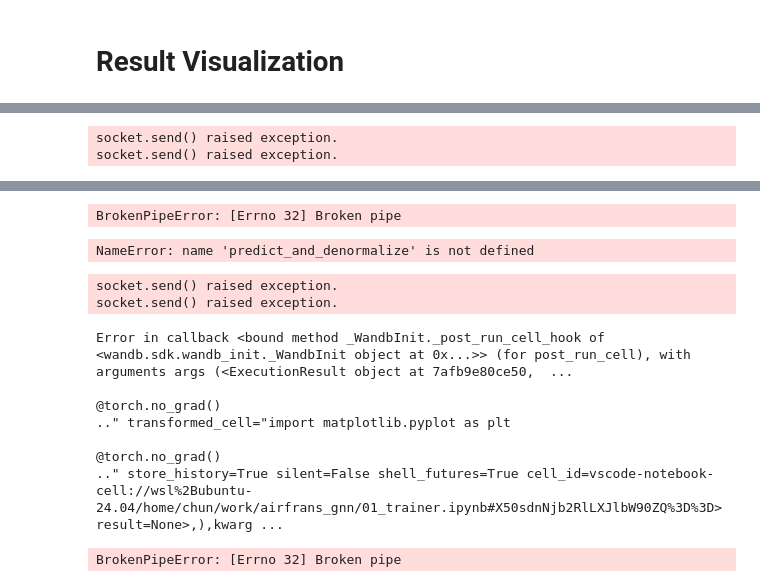
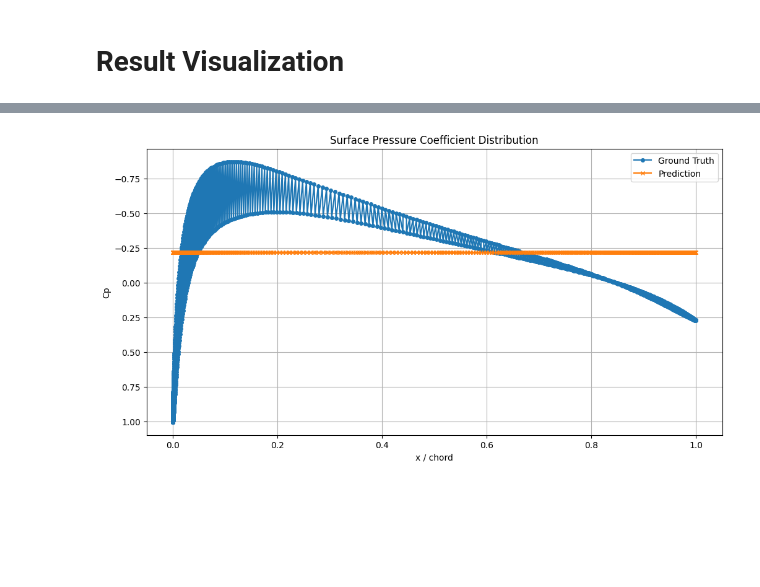
Before and after one commit to jk673/airfrans_gnn, a Jupyter notebook: 01_trainer.ipynb, the cells around one changed output, grey strips where cells are left out. Cells and saved outputs as stored; diff of their text form; code cells hidden in the pictures; blank space fills up the shorter version.

```diff
--- a/01_trainer.ipynb
+++ b/01_trainer.ipynb
@@ -1516,27 +1573,28 @@ def _surface_volume_masks_from_orig(d: Data):
         nxy = x[:, 3:5]
         surf = (nxy.abs().sum(dim=1) > 0)
     else:
-        # Fallback to earlier heuristic
         surf = get_surface_mask(d)
     vol = ~surf
     return surf, vol
 
 @torch.no_grad()
 def _predict_one_local(d: Data):
-    # Ensure pos3 and edges; normalize x; predict; keep EVERYTHING in normalized space for eval
+    """
+    Takes UN-NORMALIZED data (from test_edges/train_edges), normalizes internally,
+    runs model prediction, and returns everything in normalized space for evaluation.
+    """
     dm = Data(**{k: v for k, v in d})
     if dm.x.size(1) == 5 or not getattr(dm, 'pos2_appended', False):
         dm = with_pos2(dm)
-    # edges must already exist; do not build inline
-    assert hasattr(dm,'edge_index') and dm.edge_index is not None, 'edge_index missing'
+    assert hasattr(dm, 'edge_index') and dm.edge_index is not None, 'edge_index missing'
     dm = ensure_edge_features(dm, want_dim=5)
-    dm.x_orig = dm.x
+    dm.x_orig = dm.x.clone()
 
-    # Build a CPU copy with normalized x/y for evaluation and metrics
+    # Normalize x and y for model and evaluation
     dm_norm = Data(**{k: v for k, v in dm})
-    dm_norm.x = dm.x  # assume already normalized
-    dm_norm.y = dm.y  # assume already normalized
-    dm_norm.x_orig = dm.x
+    dm_norm.x = x_scaler.transform(dm.x)
+    dm_norm.y = y_scaler.transform(dm.y) if dm.y is not None else None
+    dm_norm.x_orig = dm.x_orig
     dm_norm.x_norm_params = {'mean': x_scaler.mean.clone(), 'scale': x_scaler.std.clone()}
     dm_norm.y_norm_params = {'mean': y_scaler.mean.clone(), 'scale': y_scaler.std.clone()}
 
@@ -1548,7 +1606,6 @@ def _predict_one_local(d: Data):
 
 @torch.no_grad()
 def mse_per_channel(y_pred: torch.Tensor, y_true: torch.Tensor, mask: torch.Tensor | None = None):
-    # Ensure both tensors (and mask) are on the same device as y_pred
     dev = y_pred.device
     y_t = y_true.to(dev)
     if mask is not None:
@@ -1919,13 +2253,14 @@ for dd in test_edges:
 import matplotlib.pyplot as plt
 
 @torch.no_grad()
-def plot_surface_pressure(d: Data):
+def plot_surface_pressure(d_raw: Data):
     """
-    Plots the surface pressure distribution for ground truth and prediction.
+    Plots the surface Cp distribution for ground truth and prediction.
+    d_raw: un-normalized Data from test_edges/train_edges
     """
-    dm_denorm, y_pred_denorm = predict_and_denormalize(d)
+    dm_denorm, y_pred_denorm = predict_and_denormalize(d_raw)
 
-    # --- Get Surface Data ---
+    # --- Get Surface Data (using RAW x for correct surface mask) ---
     xvars = dm_denorm.x.cpu()
     pos = dm_denorm.pos.cpu()
 
@@ -1943,33 +2278,36 @@ def plot_surface_pressure(d: Data):
     ord_idx = torch.argsort(pos_surf[:, 0])
     ordered_pos = pos_surf[ord_idx]
 
-    # --- Ground Truth Pressure ---
+    # --- Dynamic pressure for Cp conversion ---
+    u_inf = float(xvars[0, 0])
+    v_inf = float(xvars[0, 1])
+    q = 0.5 * (u_inf**2 + v_inf**2)
+
+    # --- Ground Truth Cp ---
     y_true_denorm = dm_denorm.y.cpu()
     p_true = torch.index_select(y_true_denorm, 0, surf_idx)[:, 2]
-    p_true_ordered = p_true[ord_idx]
+    cp_true = p_true[ord_idx] / q
 
-    # --- Predicted Pressure ---
-    p_pred = torch.index_select(y_pred_denorm, 0, surf_idx)[:, 2]
-    p_pred_ordered = p_pred[ord_idx]
+    # --- Predicted Cp ---
+    p_pred = torch.index_select(y_pred_denorm.cpu(), 0, surf_idx)[:, 2]
+    cp_pred = p_pred[ord_idx] / q
 
     # --- Plotting ---
     fig, ax = plt.subplots(figsize=(12, 6))
-    ax.plot(ordered_pos[:, 0], p_true_ordered, 'o-', label='Ground Truth Pressure', markersize=4)
-    ax.plot(ordered_pos[:, 0], p_pred_ordered, 'x-', label='Predicted Pressure', markersize=4)
+    ax.plot(ordered_pos[:, 0], cp_true, 'o-', label='Ground Truth', markersize=4)
+    ax.plot(ordered_pos[:, 0], cp_pred, 'x-', label='Prediction', markersize=4)
 
-    ax.set_xlabel('X-coordinate')
-    ax.set_ylabel('Pressure / Density (p/rho)')
-    ax.set_title('Surface Pressure Distribution')
+    ax.set_xlabel('x / chord')
+    ax.set_ylabel('Cp')
+    ax.set_title('Surface Pressure Coefficient Distribution')
     ax.legend()
     ax.grid(True)
-    plt.gca().invert_yaxis() # In aerodynamics, it's common to plot negative pressure upwards
+    plt.gca().invert_yaxis()  # Aerodynamic convention: negative Cp (suction) on top
     plt.show()
 
-# Plot for the same sample used in the force calculation
-if 'd' in locals():
-    plot_surface_pressure(d)
+# Plot for a test sample (un-normalized raw data)
+if test_edges:
+    plot_surface_pressure(test_edges[0])
 else:
-    print("Sample 'd' not found. Please run the previous cell to select a sample.")
+    print('No test data available for surface pressure plot')
 # %% [output]
-socket.send() raised exception.
-socket.send() raised exception.
@@ -1983,12 +2314 @@ Error in callback <bound method _WandbInit._pre_run_cell_hook of <wandb.sdk.wand
-BrokenPipeError: [Errno 32] Broken pipe
-NameError: name 'predict_and_denormalize' is not defined
-socket.send() raised exception.
-socket.send() raised exception.
-Error in callback <bound method _WandbInit._post_run_cell_hook of <wandb.sdk.wandb_init._WandbInit object at 0x...>> (for post_run_cell), with arguments args (<ExecutionResult object at 7afb9e80ce50,  ...
-
-@torch.no_grad()
-.." transformed_cell="import matplotlib.pyplot as plt
-
-@torch.no_grad()
-.." store_history=True silent=False shell_futures=True cell_id=vscode-notebook-cell://wsl%2Bubuntu-24.04/home/chun/work/airfrans_gnn/01_trainer.ipynb#X50sdnNjb2RlLXJlbW90ZQ%3D%3D> result=None>,),kwarg ...
-BrokenPipeError: [Errno 32] Broken pipe
+[figure, added]
```
Also changed, not shown: parts of 17 cells of this notebook, 18 other files.
